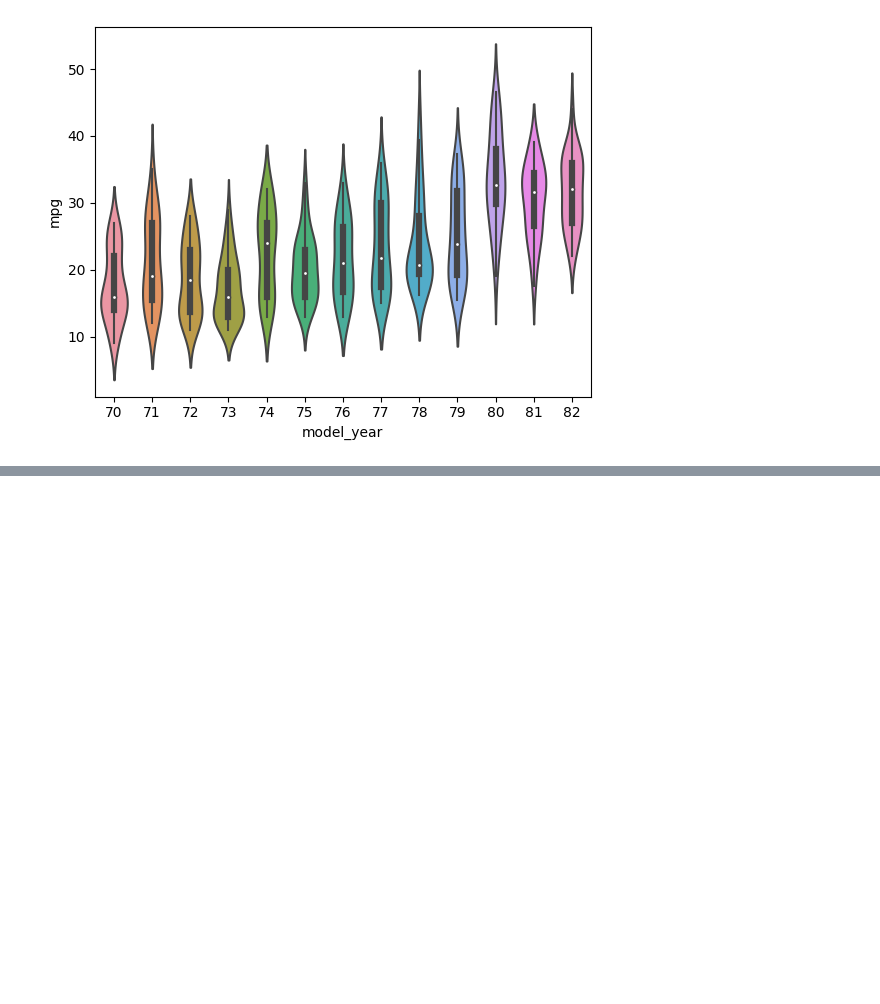
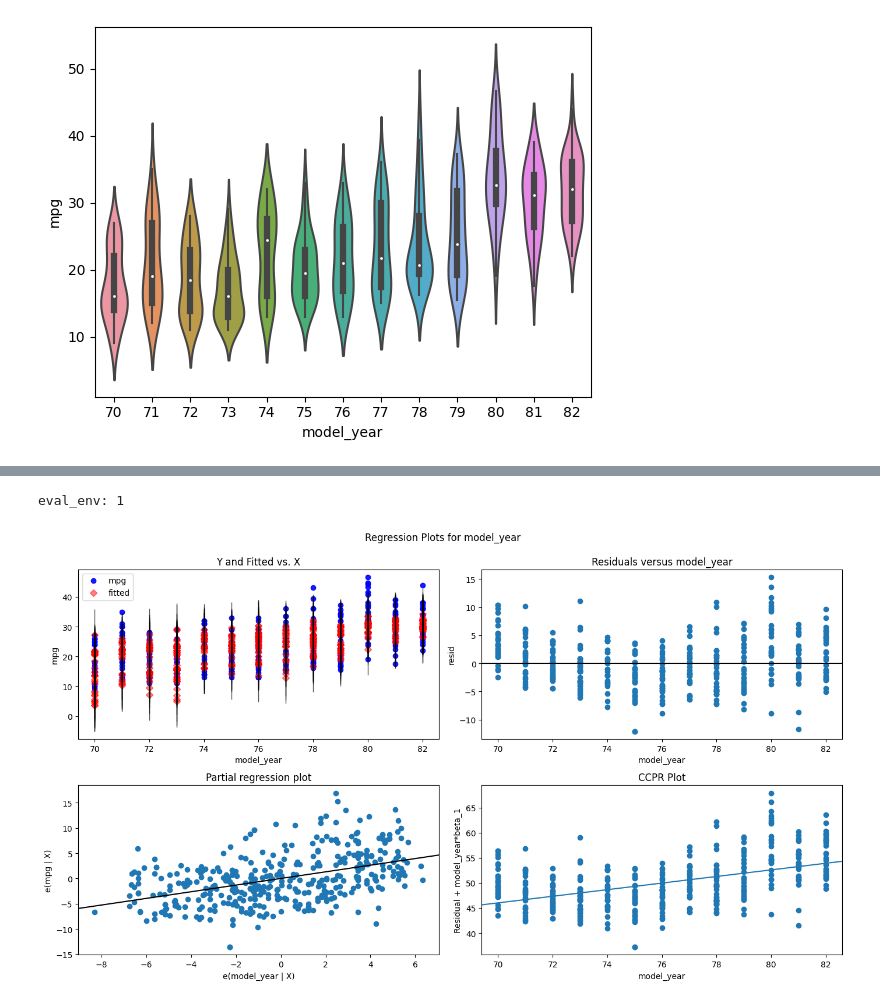
Before and after one commit to HakanAkerblom/Statistics, a Jupyter notebook: cars_test.ipynb, the cells around one changed output, grey strips where cells are left out. Drawn from its saved outputs; the diff is of its cells as text; code cells hidden in the pictures; blank space fills up the shorter version.

```diff
--- a/cars_test.ipynb
+++ b/cars_test.ipynb
@@ -244,0 +289,3 @@ strong multicollinearity or other numerical problems.
+# %%
+results = smf.ols('mpg ~ model_year + horsepower', data=cars).fit()
+results.summary()
@@ -244,0 +315,10 @@ strong multicollinearity or other numerical problems.
+# %%
+import matplotlib.pyplot as plt
+
+fig = plt.figure(figsize=(14, 8))
+fig = sm.graphics.plot_regress_exog(results,
+                                    'model_year',
+                                    fig=fig)
+# %% [output]
+eval_env: 1
+[figure, added]
```
Also changed, not shown: parts of 20 cells of this notebook, 12 other files.
